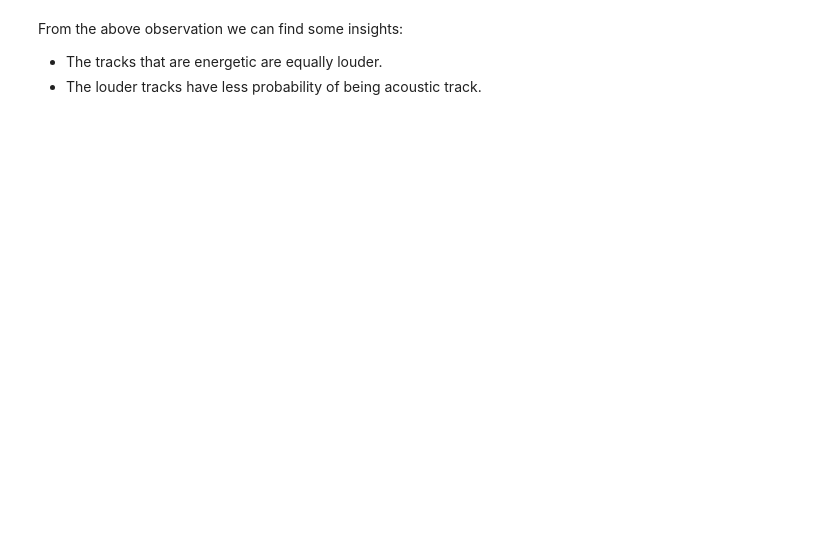
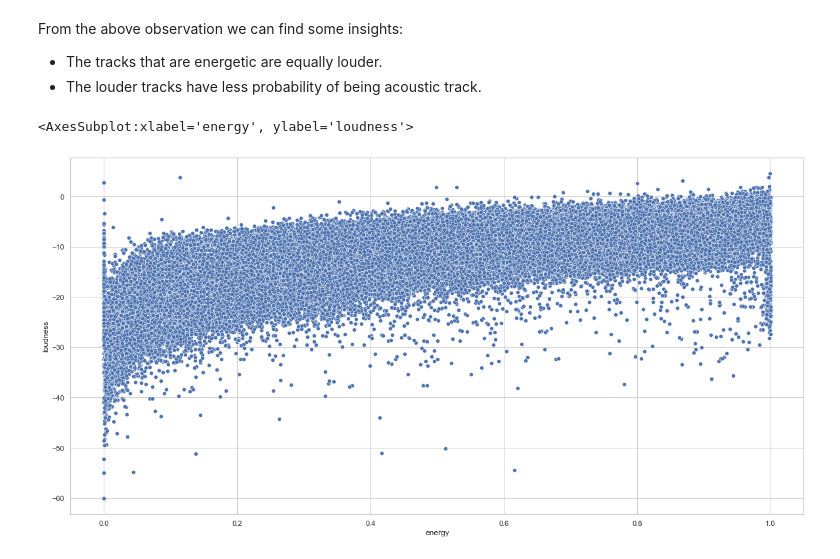
Before and after one commit to keerthivasan721/Spotify-Music-Recommedation-system, a Jupyter notebook: data_preprocess.ipynb, the cells around one changed output. Cells and saved outputs as stored; diff of their text form; code cells hidden in the pictures; blank space fills up the shorter version.

```diff
--- a/data_preprocess.ipynb
+++ b/data_preprocess.ipynb
@@ -221,0 +222,6 @@ data.to_csv("Dataset/preprocessed_dat.csv",index=False)
+# %%
+plt.figure(figsize= (20,10))
+sns.scatterplot(x= 'energy', y= 'loudness', data = data)
+# %% [output]
+<AxesSubplot:xlabel='energy', ylabel='loudness'>
+[figure, added]
```
Also changed, not shown: parts of 2 cells of this notebook, 2 other files.
